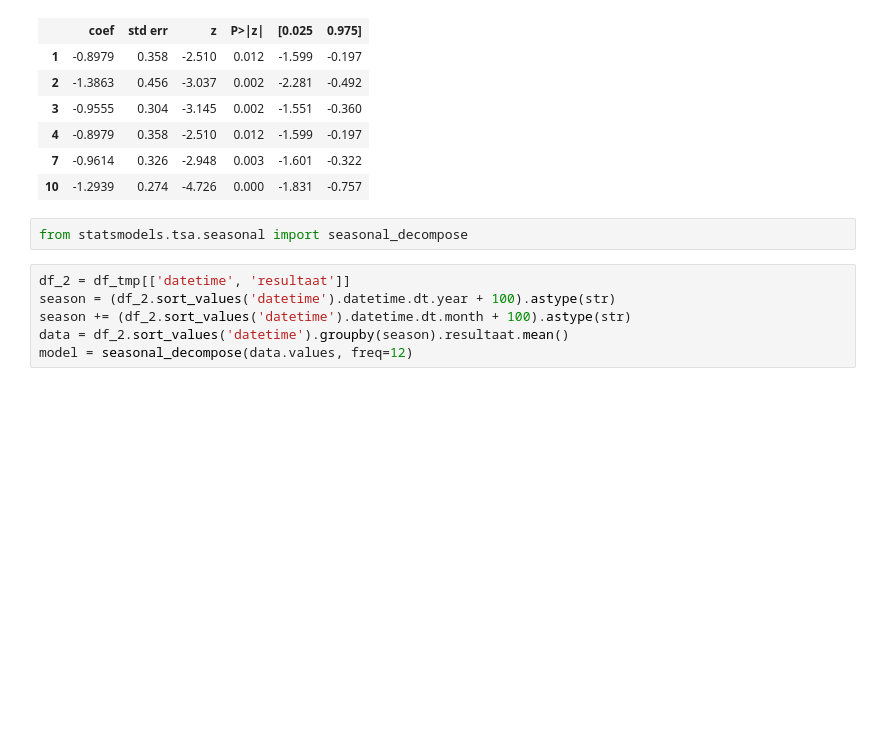
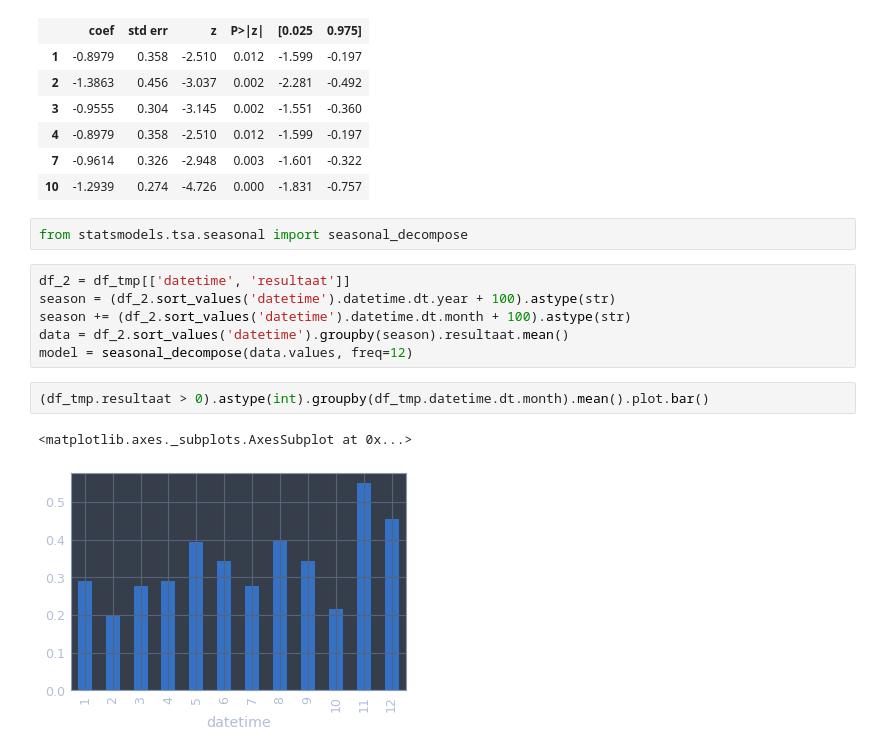
Before and after one commit to esquire900/team-water, a Jupyter notebook: heeft-het-nut/data-tijd.ipynb, the cells around one changed output. Saved outputs shown, nothing was run; the diff lists cells and outputs as text; blank space fills up the shorter version.

```diff
--- a/heeft-het-nut/data-tijd.ipynb
+++ b/heeft-het-nut/data-tijd.ipynb
@@ -180,3 +180,8 @@ season = (df_2.sort_values('datetime').datetime.dt.year + 100).astype(str)
 season += (df_2.sort_values('datetime').datetime.dt.month + 100).astype(str)
 data = df_2.sort_values('datetime').groupby(season).resultaat.mean()
 model = seasonal_decompose(data.values, freq=12)
+# %%
+(df_tmp.resultaat > 0).astype(int).groupby(df_tmp.datetime.dt.month).mean().plot.bar()
+# %% [output]
+<matplotlib.axes._subplots.AxesSubplot at 0x...>
+[figure, added]
```
Also changed, not shown: 1 other file.
